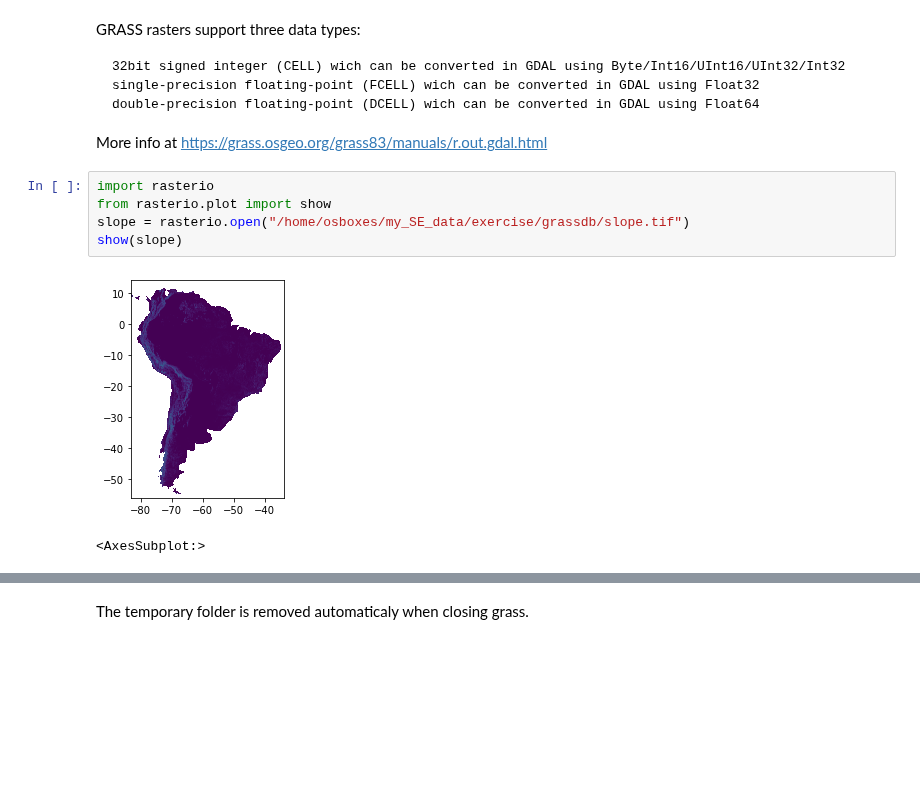
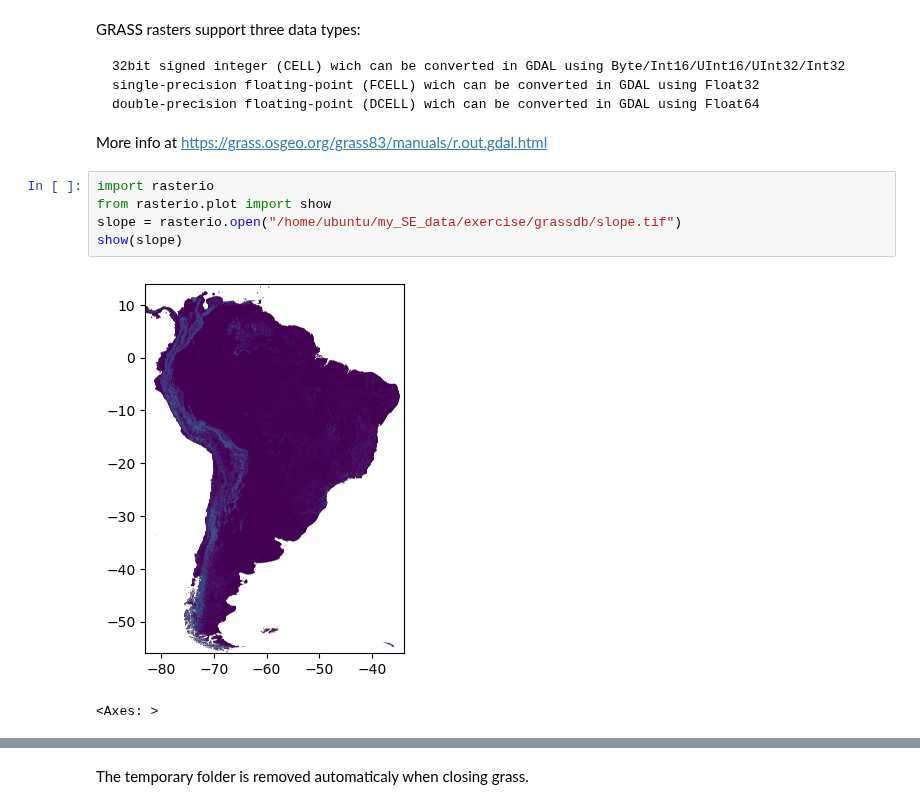
Before and after one commit to selvaje/spatial-ecology.net, a Jupyter notebook: docs/source/GRASS/grass_newproject.ipynb, the cells around one changed output, grey strips where cells are left out. Drawn from its saved outputs; the diff is of its cells as text; blank space fills up the shorter version.

```diff
--- a/docs/source/GRASS/grass_newproject.ipynb
+++ b/docs/source/GRASS/grass_newproject.ipynb
@@ -111,9 +146,9 @@ More info at https://grass.osgeo.org/grass83/manuals/r.out.gdal.html
 # %%
 import rasterio
 from rasterio.plot import show
-slope = rasterio.open("/home/osboxes/my_SE_data/exercise/grassdb/slope.tif")
+slope = rasterio.open("/home/ubuntu/my_SE_data/exercise/grassdb/slope.tif")
 show(slope)
 # %% [output]
-[figure, old version]
+[figure, new version]
-<AxesSubplot:>
+<Axes: >
 # %%
```
Also changed, not shown: parts of 15 cells of this notebook, 9 other files.
